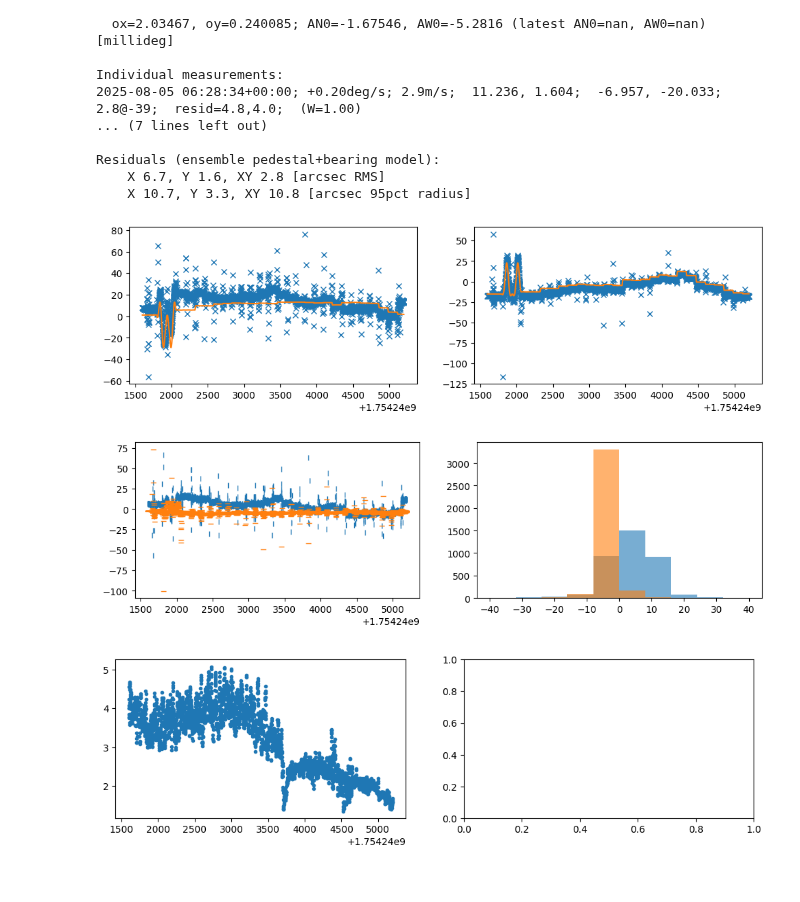
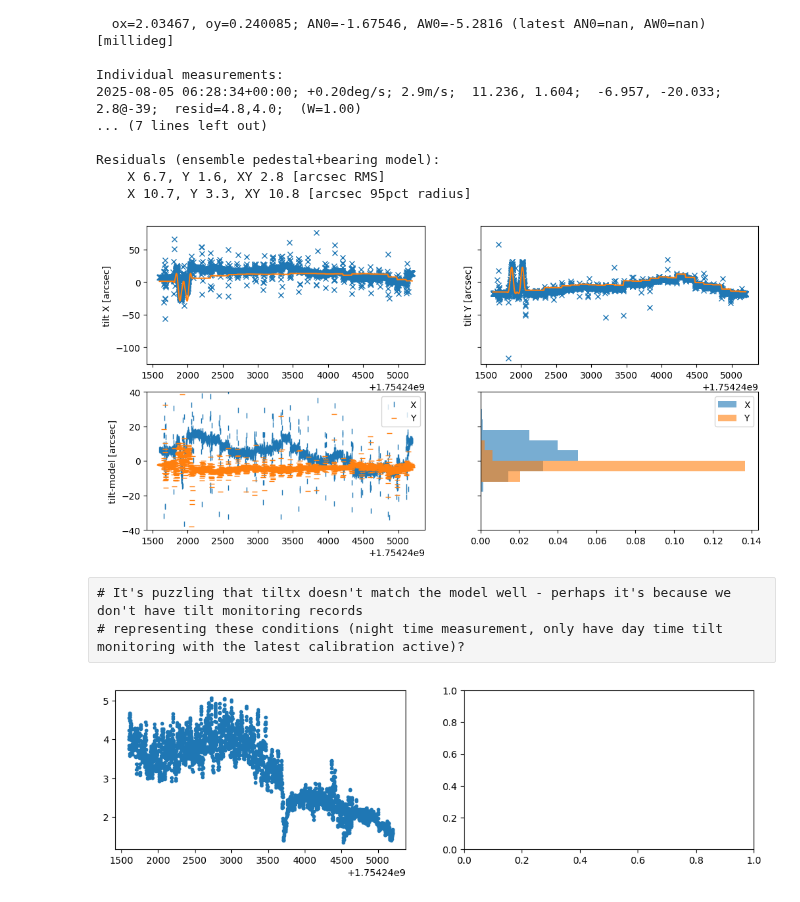
Before and after one commit to ska-sa/dvs, a Jupyter notebook: notebooks/Tiltmeter Demo.ipynb, the cells around one changed output. Drawn from its saved outputs; the diff is of its cells as text; code cells hidden in the pictures.

```diff
--- a/notebooks/Tiltmeter Demo.ipynb
+++ b/notebooks/Tiltmeter Demo.ipynb
@@ -178,0 +166,13 @@ axs[1].hist(tilty-my, range=(-40,40), alpha=0.6);
+# %%
+# Pick an antenna and time interval of interest
+ant = "s0121"
+TS = np.arange(np.datetime64("2025-08-07 00:42:00", 's').astype(float), np.datetime64("2025-08-07 01:42:00", 's').astype(float), 1) # 1 second intervals
+
+az, el, tiltx, tilty = [katselib.getsensorvalues("%s_%s"%(ant,katsepnt._TILT_CORR_KEYS_(ant)[_]['key']), TS, interpolate='linear')[1] \
+                        for _ in ['az','el','tiltx','tilty']] # deg, deg, arcsec, arcsec
+# %%
+# We could also just load from our monitoring database and pick one specific measurement)
+tilt_ds = katseops.load_tilt_ds("../ska121/l1_data/pedestal-tilt-1314-recal2-s0121.pkl.zip")
+print(tilt_ds[ant].keys())
+
+#TS, az, el, tiltx, tilty = [tilt_ds[ant][key][0] for key in ['TS', 'az', 'el', 'tiltx', 'tilty']]
@@ -178,0 +190,8 @@ axs[1].hist(tilty-my, range=(-40,40), alpha=0.6);
+# %%
+# Get the model coefficients for AN0 & AW0
+tilt_ds = katseops.load_tilt_ds("../ska121/l1_data/pedestal-tilt-1314-recal2-s0121.pkl.zip")
+
+# We'll use the average of max ~2 hours around the time of interest because we know there are records around that time
+tilt_ds = filter_ds(tilt_ds, np.mean(TS)-2*60*60, np.mean(TS)+2*60*60)
+
+ox, oy, an0, aw0, a2, p2, *_ = katsepnt.fit_tiltmeasurements(tilt_ds[ant], ant, mask_wind=6, w_key='wind', verbose=True); plt.close('all')
@@ -232,18 +290,18 @@ Residuals (ensemble pedestal+bearing model):
 # %%
 # Compare the measured tilt to the model tilt. Use [0] for ensamble mean or [-1] for latest
 mx, my = modeltilt(az, el, ox[0], oy[0], an0[0], aw0[0], a2[0], p2[0]*180/np.pi)
-axs = plt.subplots(1,2, figsize=(12,3))[1]
-axs[0].plot(TS, tiltx, 'x')
-axs[0].plot(TS, mx, '-')
-axs[1].plot(TS, tilty, 'x')
-axs[1].plot(TS, my, '-')
+axs = plt.subplots(2,2, sharey='row', figsize=(12,6))[1]
+
+axs[0][0].plot(TS, tiltx, 'x'); axs[0][0].plot(TS, mx, '-')
+axs[0][0].set_ylabel("tilt X [arcsec]")
+axs[0][1].plot(TS, tilty, 'x'); axs[0][1].plot(TS, my, '-')
+axs[0][1].set_ylabel("tilt Y [arcsec]")
 
 # These residuals should be zero mean, except for sun and wind influence
-axs = plt.subplots(1,2, figsize=(12,3))[1]
-axs[0].plot(TS, tiltx-mx, '|')
-axs[0].plot(TS, tilty-my, '_')
-axs[1].hist(tiltx-mx, range=(-40,40), alpha=0.6)
-axs[1].hist(tilty-my, range=(-40,40), alpha=0.6);
+axs[1][0].plot(TS, tiltx-mx, '|', label="X")
+axs[1][0].plot(TS, tilty-my, '_', label="Y")
+axs[1][0].set_ylabel("tilt-model [arcsec]"); axs[1][0].legend(); axs[1][0].set_ylim(-40,40)
+axs[1][1].hist(tiltx-mx, range=(-30,30), orientation='horizontal', density=True, alpha=0.6, label="X")
+axs[1][1].hist(tilty-my, range=(-30,30), orientation='horizontal', density=True, alpha=0.6, label="Y"); axs[1][1].legend();
 # %% [output]
-[figure, old version]
+[figure, new version]
-[figure, removed]
@@ -253,3 +308,6 @@ axs[1].hist(tilty-my, range=(-40,40), alpha=0.6);
+# %% [raw]
+# It's puzzling that tiltx doesn't match the model well - perhaps it's because we don't have tilt monitoring records
+# representing these conditions (night time measurement, only have day time tilt monitoring with the latest calibration active)?
 # %%
 # What was the wind doing over this time interval?
 wgust = katselib.getsensorvalues("anc_gust_wind_speed", TS, interpolate='linear')[1]
```
Also changed, not shown: parts of 46 cells of this notebook.
